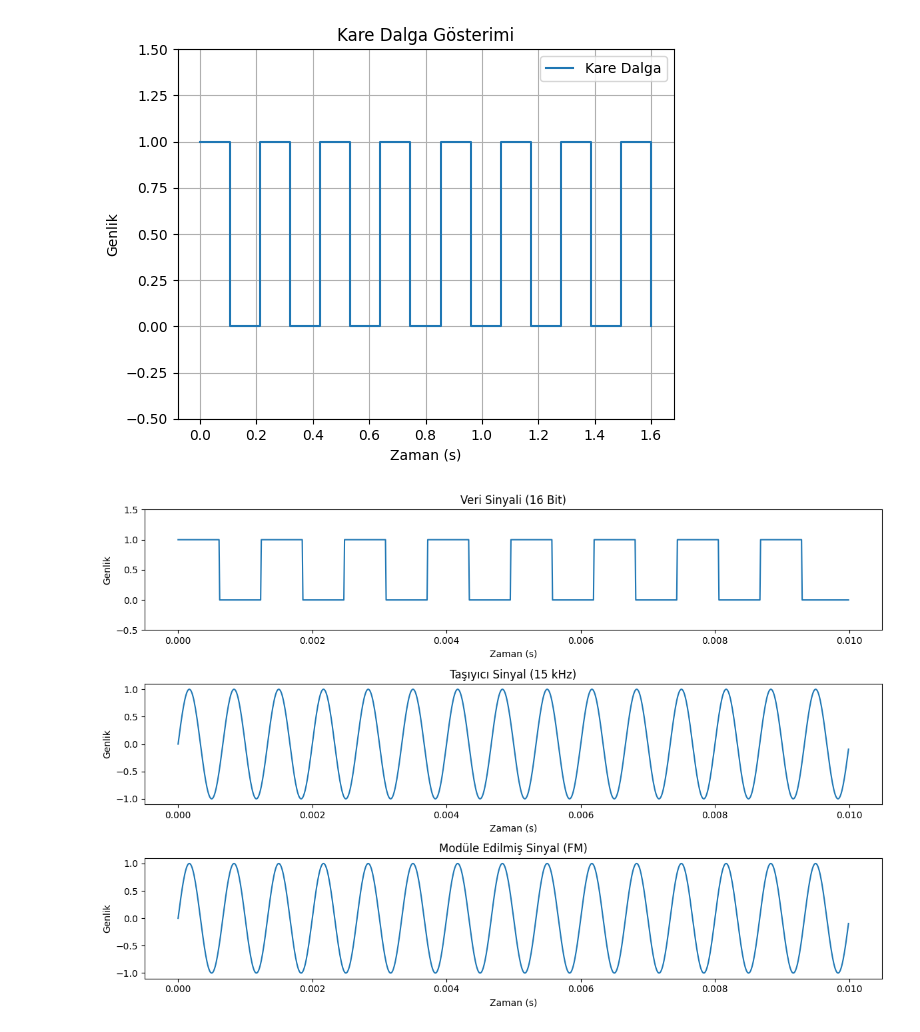
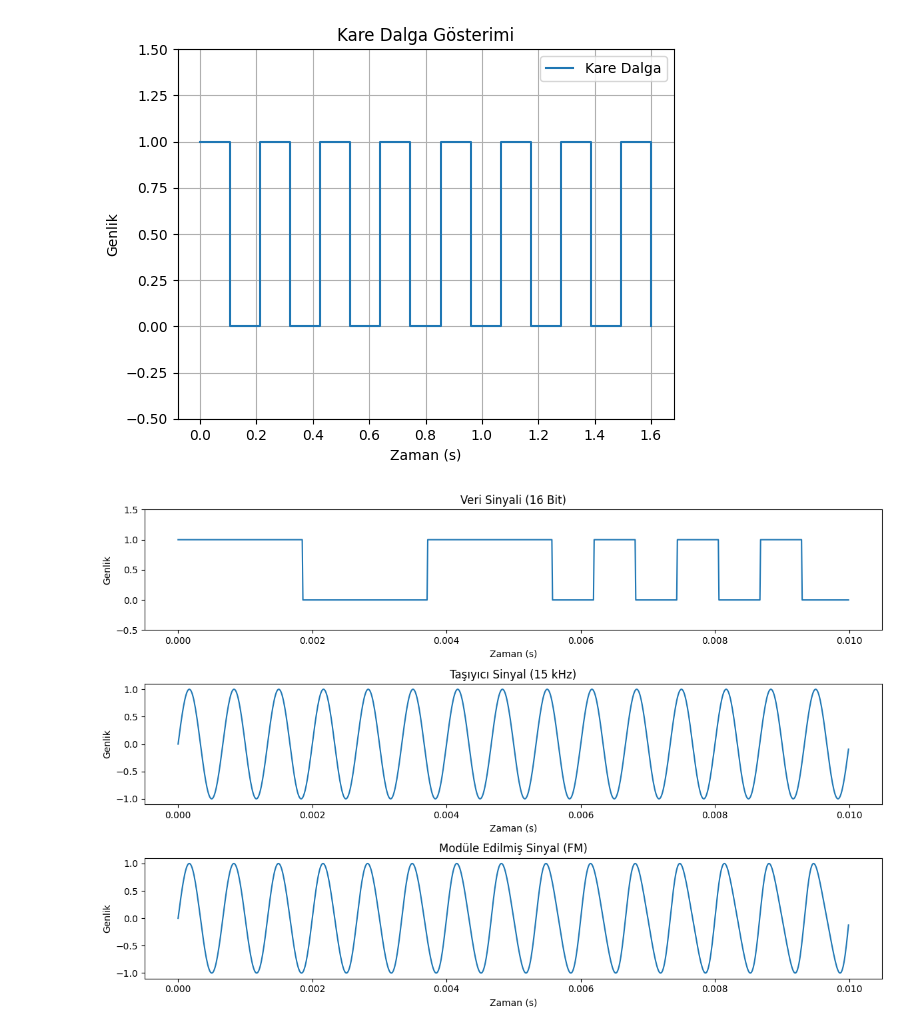
Before and after one commit to OmerFaruk-Celik/AMKS_AUV_ATILAY, a Jupyter notebook: FM.ipynb, the cells around one changed output. Drawn from its saved outputs; the diff is of its cells as text; code cells hidden in the pictures.

```diff
--- a/FM.ipynb
+++ b/FM.ipynb
@@ -121,7 +121,7 @@ duration = 0.01  # Sinyal süresi 10 ms
 mod_index = 5.0  # Modülasyon indeksi (değeri deneyerek ayarlayabilirsiniz)
 
 # 16 bitlik veri biti (örnek olarak)
-data = np.array([1, 0, 1, 0, 1, 0, 1, 0, 1, 0, 1, 0, 1, 0, 1, 0])
+data = np.array([1, 1, 1, 0, 0, 0, 1, 1, 1, 0, 1, 0, 1, 0, 1, 0])
 
 # Zaman dizisi oluşturma
 t = np.linspace(0, duration, int(sampling_rate * duration), endpoint=False)
@@ -136,32 +136,32 @@ if len(data_signal) < len(t):
 # Taşıyıcı sinyal
 carrier = np.sin(2 * np.pi * carrier_freq * t)
 
 # Frekans modülasyonu
-modulated_signal = np.sin(2 * np.pi * carrier_freq * t + carrier*t)
+modulated_signal = np.sin(2 * np.pi * t*(carrier_freq  + mod_index*carrier))
 
 # Grafik oluşturma
 plt.figure(figsize=(12, 8))
 
 plt.subplot(3, 1, 1)
 plt.plot(t, data_signal)
 plt.title("Veri Sinyali (16 Bit)")
 plt.xlabel("Zaman (s)")
 plt.ylabel("Genlik")
 plt.ylim(-0.5, 1.5)
 
 plt.subplot(3, 1, 2)
 plt.plot(t, carrier)
 plt.title("Taşıyıcı Sinyal (15 kHz)")
 plt.xlabel("Zaman (s)")
 plt.ylabel("Genlik")
 
 plt.subplot(3, 1, 3)
 plt.plot(t, modulated_signal)
 plt.title("Modüle Edilmiş Sinyal (FM)")
 plt.xlabel("Zaman (s)")
 plt.ylabel("Genlik")
 
 plt.tight_layout()
 plt.show()
 # %% [output]
-[figure, old version]
+[figure, new version]
```
